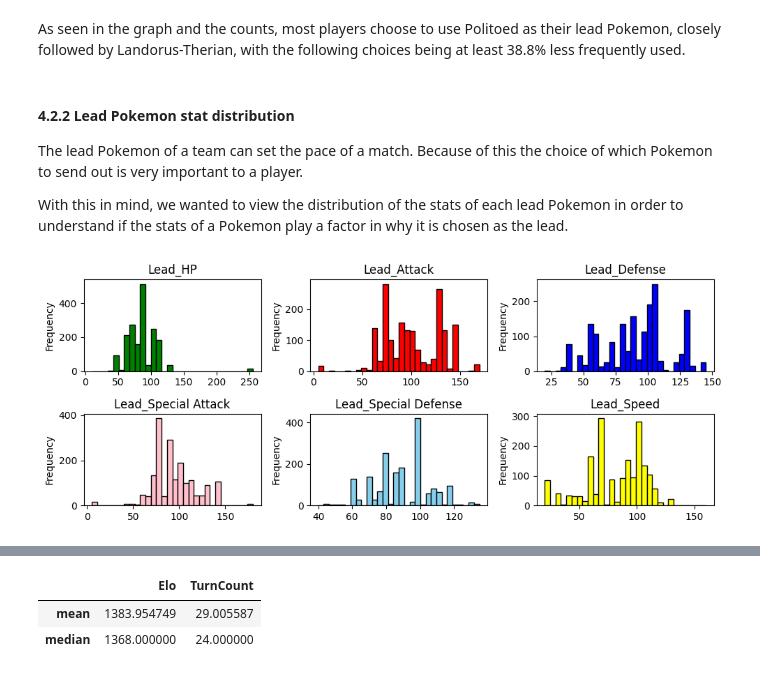
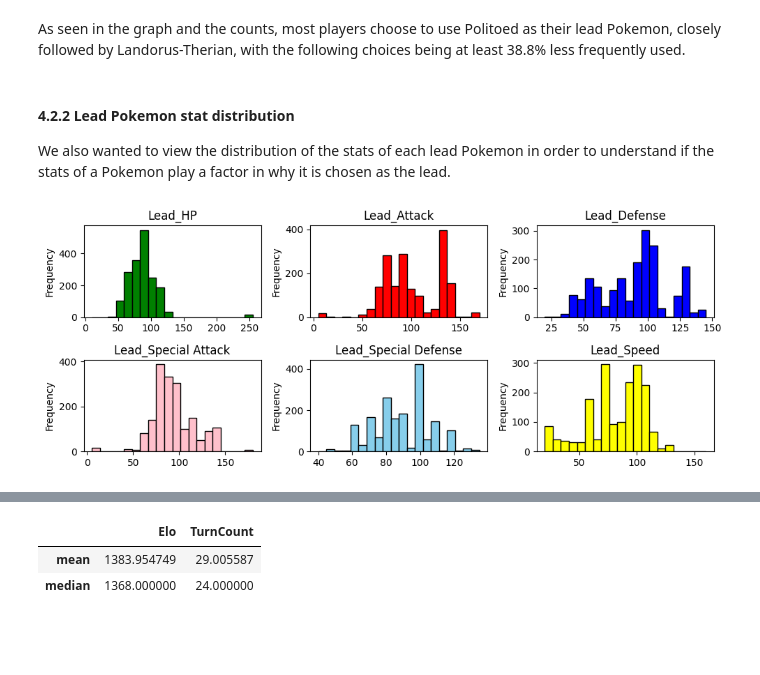
Before and after one commit to jrgo7/csmodel-mco, a Jupyter notebook: phase-1.ipynb, the cells around one changed output, grey strips where cells are left out. Cells and saved outputs as stored; diff of their text form; code cells hidden in the pictures; blank space fills up the shorter version.

Commit message:
chore(phase-1): Fixed merge conflicts because things got deleted

```diff
--- a/phase-1.ipynb
+++ b/phase-1.ipynb
@@ -388,40 +445,37 @@ choices being at least 38.8% less frequently used.
 # %% [markdown]
 #### 4.2.2 Lead Pokemon stat distribution
 
-The lead Pokemon of a team can set the pace of a match. Because of this
-the choice of which Pokemon to send out is very important to a player.
-
-With this in mind, we wanted to view the distribution of the stats
+We also wanted to view the distribution of the stats
 of each lead Pokemon in order to understand if the stats of a Pokemon
 play a factor in why it is chosen as the lead.
 # %%
 fig, ax = plt.subplots(2, 3, figsize=(10, 4))
 
-ax[0,0].hist(showdown_df['Lead_HP'],bins=30, color='green', edgecolor='black')
+ax[0,0].hist(showdown_df['Lead_HP'],bins=20, color='green', edgecolor='black')
 ax[0,0].set_title('Lead_HP')
 ax[0,0].set_ylabel('Frequency')
 
-ax[0,1].hist(showdown_df['Lead_Attack'],bins=30, color='red', edgecolor='black')
+ax[0,1].hist(showdown_df['Lead_Attack'],bins=20, color='red', edgecolor='black')
 ax[0,1].set_title('Lead_Attack')
 ax[0,1].set_ylabel('Frequency')
 
-ax[0,2].hist(showdown_df['Lead_Defense'],bins=30, color='blue', edgecolor='black')
+ax[0,2].hist(showdown_df['Lead_Defense'],bins=20, color='blue', edgecolor='black')
 ax[0,2].set_title('Lead_Defense')
 ax[0,2].set_ylabel('Frequency')
 
-ax[1,0].hist(showdown_df['Lead_Special Attack'],bins=30, color='pink', edgecolor='black')
+ax[1,0].hist(showdown_df['Lead_Special Attack'],bins=20, color='pink', edgecolor='black')
 ax[1,0].set_title('Lead_Special Attack')
 ax[1,0].set_ylabel('Frequency')
 
-ax[1,1].hist(showdown_df['Lead_Special Defense'],bins=30, color='skyblue', edgecolor='black')
+ax[1,1].hist(showdown_df['Lead_Special Defense'],bins=20, color='skyblue', edgecolor='black')
 ax[1,1].set_title('Lead_Special Defense')
 ax[1,1].set_ylabel('Frequency')
 
-ax[1,2].hist(showdown_df['Lead_Speed'],bins=30, color='yellow', edgecolor='black')
+ax[1,2].hist(showdown_df['Lead_Speed'],bins=20, color='yellow', edgecolor='black')
 ax[1,2].set_title('Lead_Speed')
 ax[1,2].set_ylabel('Frequency')
 
 plt.tight_layout()
 plt.show()
 # %% [output]
-[figure, old version]
+[figure, new version]
```
Also changed, not shown: parts of 17 cells of this notebook.
